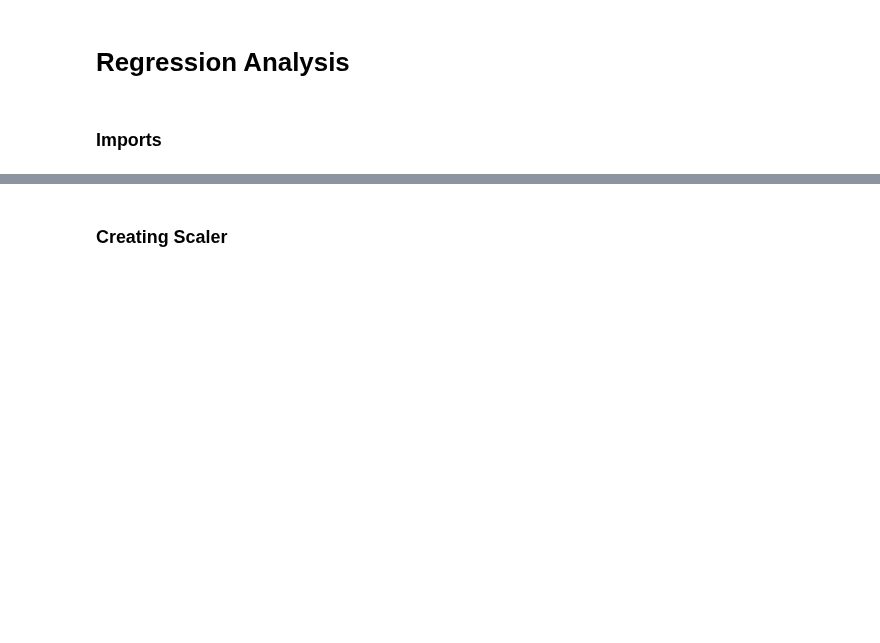
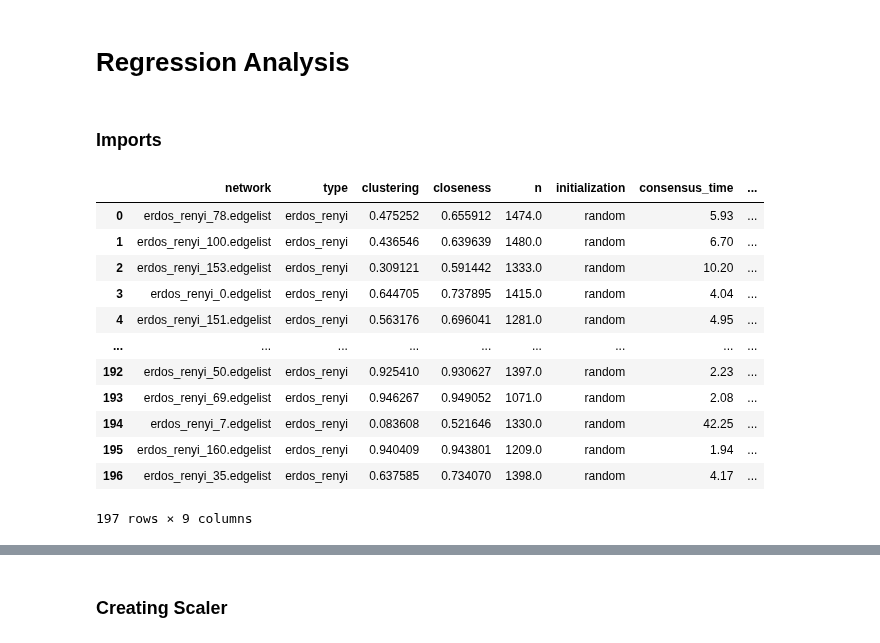
Before and after one commit to vitorfrois/SznajdNetworks, a Jupyter notebook: src/notebooks/2_regression_analysis.ipynb, the cells around one changed output, grey strips where cells are left out. Cells and saved outputs as stored; diff of their text form; code cells hidden in the pictures; blank space fills up the shorter version.

```diff
--- a/src/notebooks/2_regression_analysis.ipynb
+++ b/src/notebooks/2_regression_analysis.ipynb
@@ -30,5 +30,21 @@ UNCORRELATED_FEATURE_SUBSET = [
 ]
 # %%
 dataset = pd.read_csv('../data/dataset.csv')
+# %%
+dataset
+# %% [output]
+|  | network | type | clustering | closeness | n | initialization | consensus_time | ... |
+| 0 | erdos_renyi_78.edgelist | erdos_renyi | 0.475252 | 0.655912 | 1474.0 | random | 5.93 | ... |
+| 1 | erdos_renyi_100.edgelist | erdos_renyi | 0.436546 | 0.639639 | 1480.0 | random | 6.70 | ... |
+| 2 | erdos_renyi_153.edgelist | erdos_renyi | 0.309121 | 0.591442 | 1333.0 | random | 10.20 | ... |
+| 3 | erdos_renyi_0.edgelist | erdos_renyi | 0.644705 | 0.737895 | 1415.0 | random | 4.04 | ... |
+| 4 | erdos_renyi_151.edgelist | erdos_renyi | 0.563176 | 0.696041 | 1281.0 | random | 4.95 | ... |
+| ... | ... | ... | ... | ... | ... | ... | ... | ... |
+| 192 | erdos_renyi_50.edgelist | erdos_renyi | 0.925410 | 0.930627 | 1397.0 | random | 2.23 | ... |
+| 193 | erdos_renyi_69.edgelist | erdos_renyi | 0.946267 | 0.949052 | 1071.0 | random | 2.08 | ... |
+| 194 | erdos_renyi_7.edgelist | erdos_renyi | 0.083608 | 0.521646 | 1330.0 | random | 42.25 | ... |
+| 195 | erdos_renyi_160.edgelist | erdos_renyi | 0.940409 | 0.943801 | 1209.0 | random | 1.94 | ... |
+| 196 | erdos_renyi_35.edgelist | erdos_renyi | 0.637585 | 0.734070 | 1398.0 | random | 4.17 | ... |
+197 rows × 9 columns
 # %%
 filtered_dataset = dataset.copy()
```
Also changed, not shown: parts of 4 cells of this notebook.
